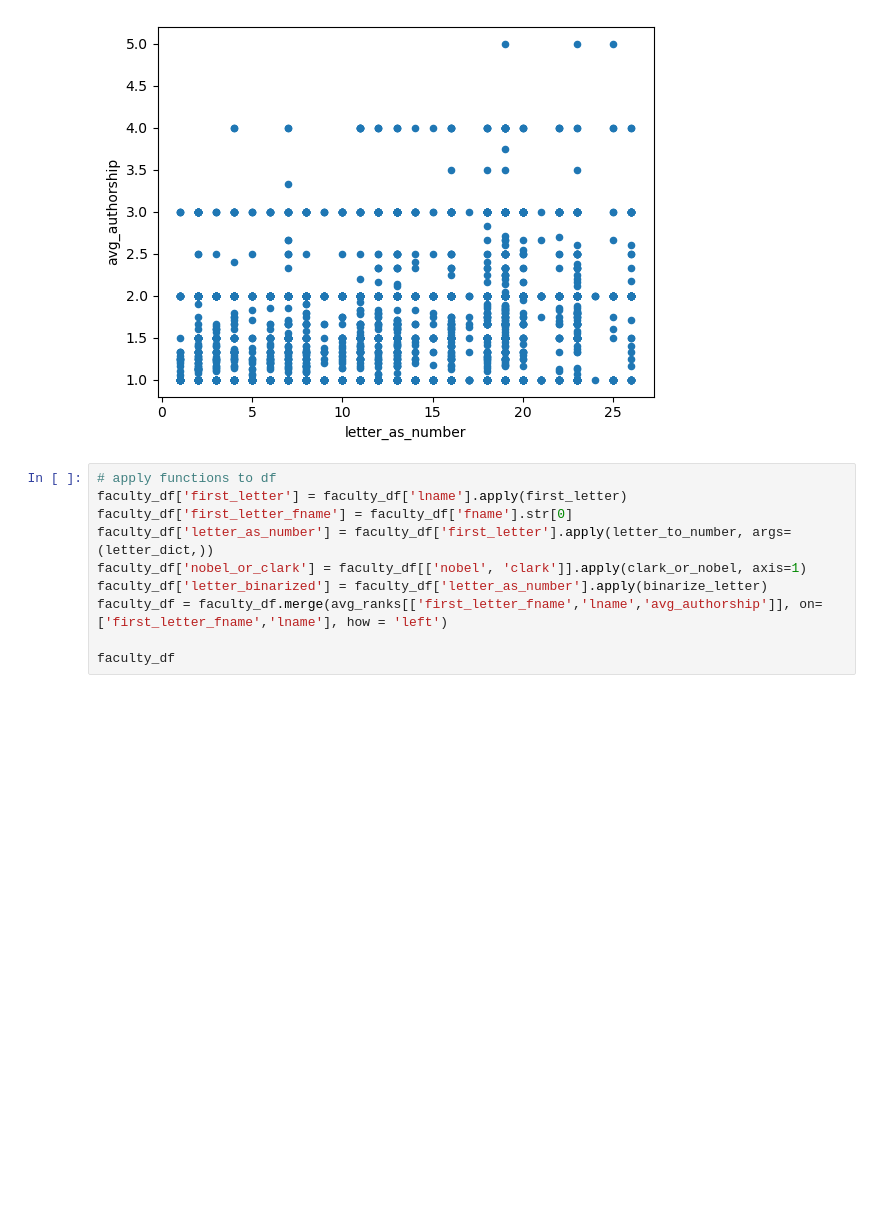
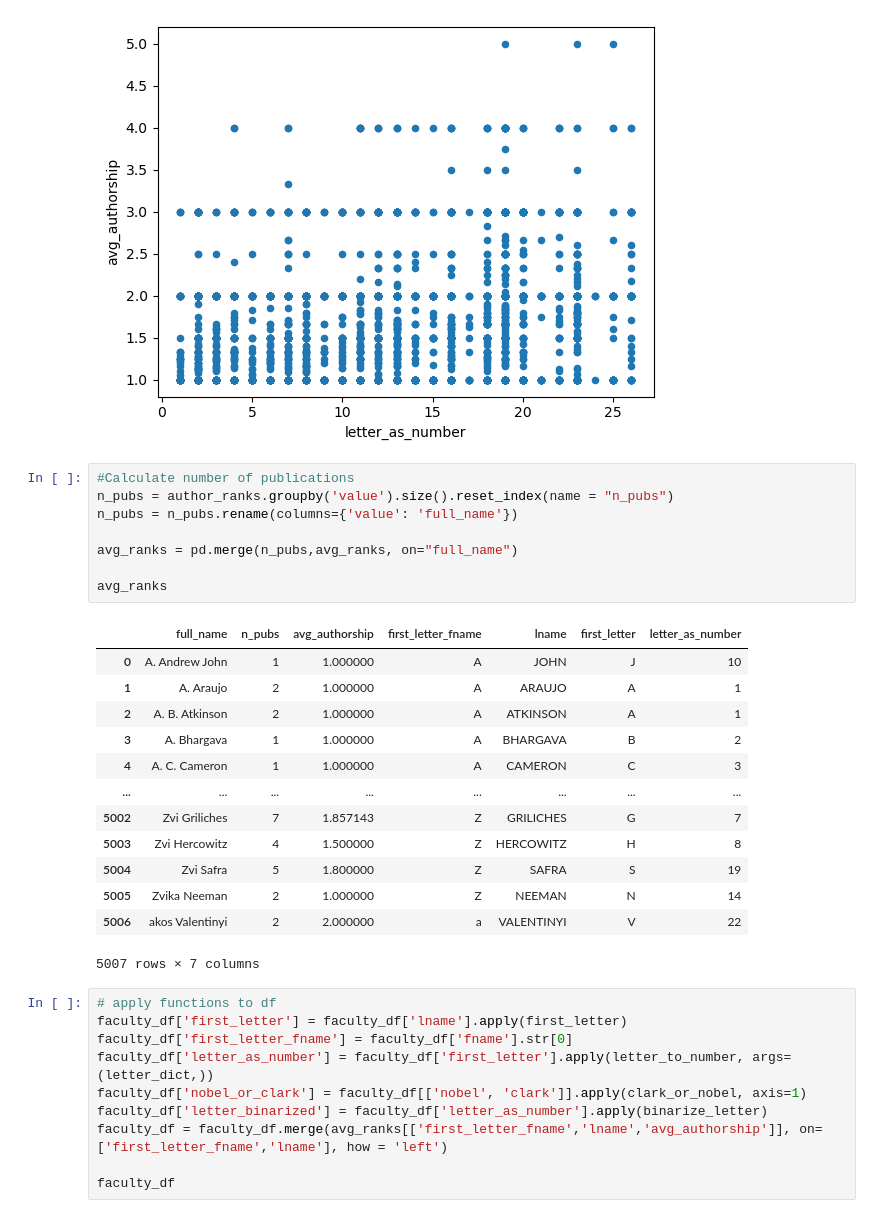
Before and after one commit to silva-cole/ecma31350-final-project, a Jupyter notebook: code/Initial Analysis.ipynb, the cells around one changed output. Saved outputs shown, nothing was run; the diff lists cells and outputs as text; blank space fills up the shorter version.

```diff
--- a/code/Initial Analysis.ipynb
+++ b/code/Initial Analysis.ipynb
@@ -162,6 +162,28 @@ avg_ranks.plot(kind = 'scatter', x = 'letter_as_number', y = 'avg_authorship')
 # %% [output]
 <AxesSubplot:xlabel='letter_as_number', ylabel='avg_authorship'>
 [figure]
+# %%
+#Calculate number of publications
+n_pubs = author_ranks.groupby('value').size().reset_index(name = "n_pubs")
+n_pubs = n_pubs.rename(columns={'value': 'full_name'})
+
+avg_ranks = pd.merge(n_pubs,avg_ranks, on="full_name")
+
+avg_ranks
+# %% [output]
+|  | full_name | n_pubs | avg_authorship | first_letter_fname | lname | first_letter | letter_as_number |
+| 0 | A. Andrew John | 1 | 1.000000 | A | JOHN | J | 10 |
+| 1 | A. Araujo | 2 | 1.000000 | A | ARAUJO | A | 1 |
+| 2 | A. B. Atkinson | 2 | 1.000000 | A | ATKINSON | A | 1 |
+| 3 | A. Bhargava | 1 | 1.000000 | A | BHARGAVA | B | 2 |
+| 4 | A. C. Cameron | 1 | 1.000000 | A | CAMERON | C | 3 |
+| ... | ... | ... | ... | ... | ... | ... | ... |
+| 5002 | Zvi Griliches | 7 | 1.857143 | Z | GRILICHES | G | 7 |
+| 5003 | Zvi Hercowitz | 4 | 1.500000 | Z | HERCOWITZ | H | 8 |
+| 5004 | Zvi Safra | 5 | 1.800000 | Z | SAFRA | S | 19 |
+| 5005 | Zvika Neeman | 2 | 1.000000 | Z | NEEMAN | N | 14 |
+| 5006 | akos Valentinyi | 2 | 2.000000 | a | VALENTINYI | V | 22 |
+5007 rows × 7 columns
 # %%
 # apply functions to df
 faculty_df['first_letter'] = faculty_df['lname'].apply(first_letter)
```
Also changed, not shown: parts of 2 cells of this notebook, 1 other file.
